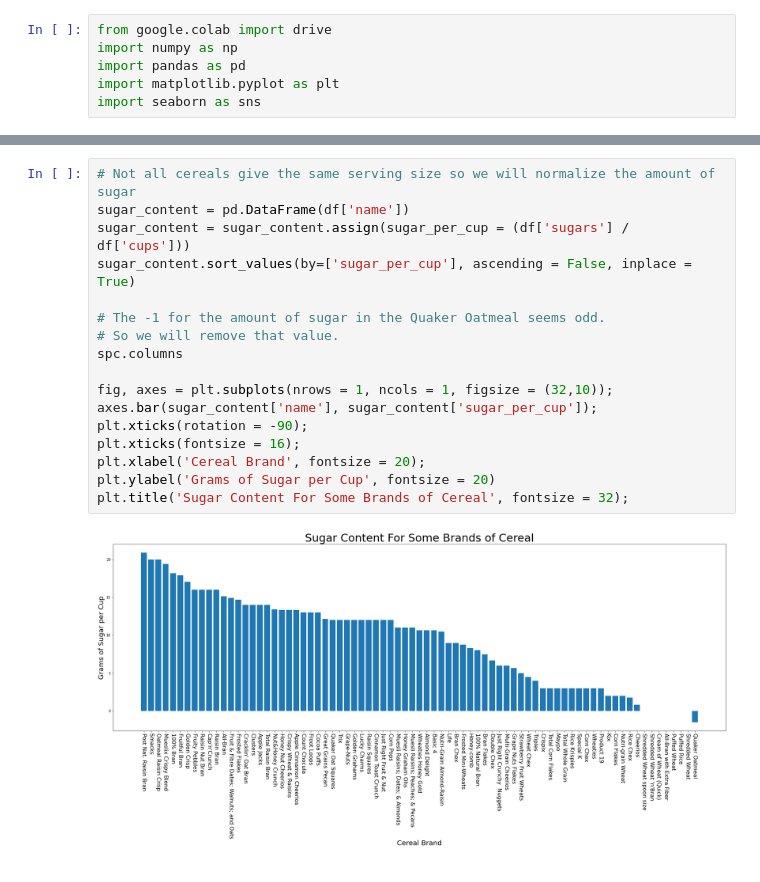
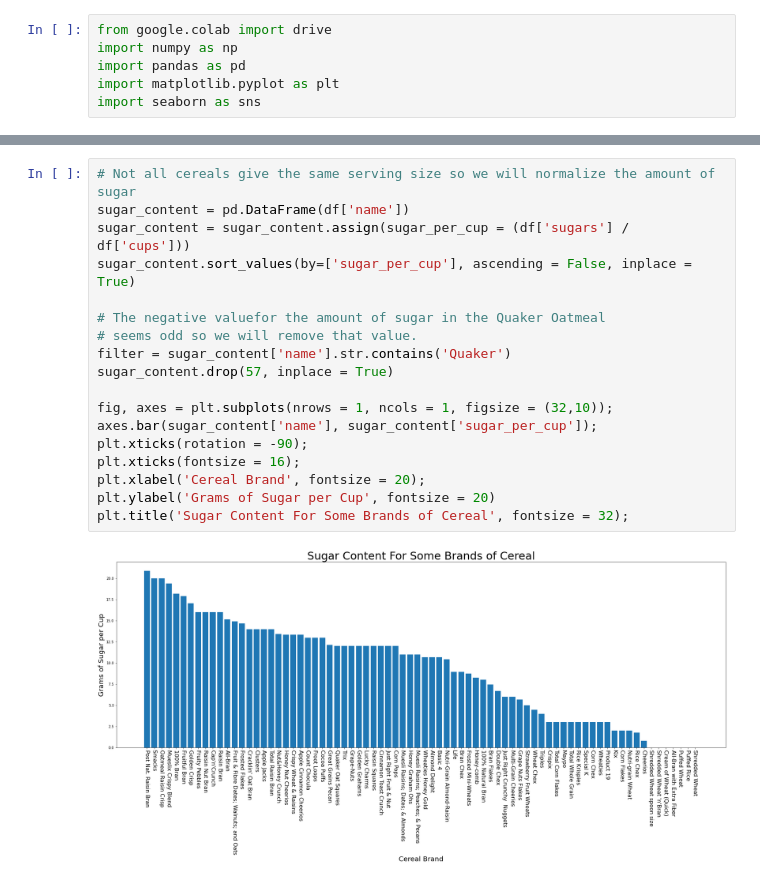
Before and after one commit to mvince33/Coding-Dojo, a Jupyter notebook: graphing_exercise_part1.ipynb, the cells around one changed output, grey strips where cells are left out. Drawn from its saved outputs; the diff is of its cells as text.

```diff
--- a/graphing_exercise_part1.ipynb
+++ b/graphing_exercise_part1.ipynb
@@ -20,19 +20,20 @@ df.head()
 # %%
 # Not all cereals give the same serving size so we will normalize the amount of sugar
 sugar_content = pd.DataFrame(df['name'])
 sugar_content = sugar_content.assign(sugar_per_cup = (df['sugars'] / df['cups']))
 sugar_content.sort_values(by=['sugar_per_cup'], ascending = False, inplace = True)
 
-# The -1 for the amount of sugar in the Quaker Oatmeal seems odd.
-# So we will remove that value.
-spc.columns
+# The negative valuefor the amount of sugar in the Quaker Oatmeal
+# seems odd so we will remove that value.
+filter = sugar_content['name'].str.contains('Quaker')
+sugar_content.drop(57, inplace = True)
 
 fig, axes = plt.subplots(nrows = 1, ncols = 1, figsize = (32,10));
 axes.bar(sugar_content['name'], sugar_content['sugar_per_cup']);
 plt.xticks(rotation = -90);
 plt.xticks(fontsize = 16);
 plt.xlabel('Cereal Brand', fontsize = 20);
 plt.ylabel('Grams of Sugar per Cup', fontsize = 20)
 plt.title('Sugar Content For Some Brands of Cereal', fontsize = 32);
 # %% [output]
-[figure, old version]
+[figure, new version]
```
